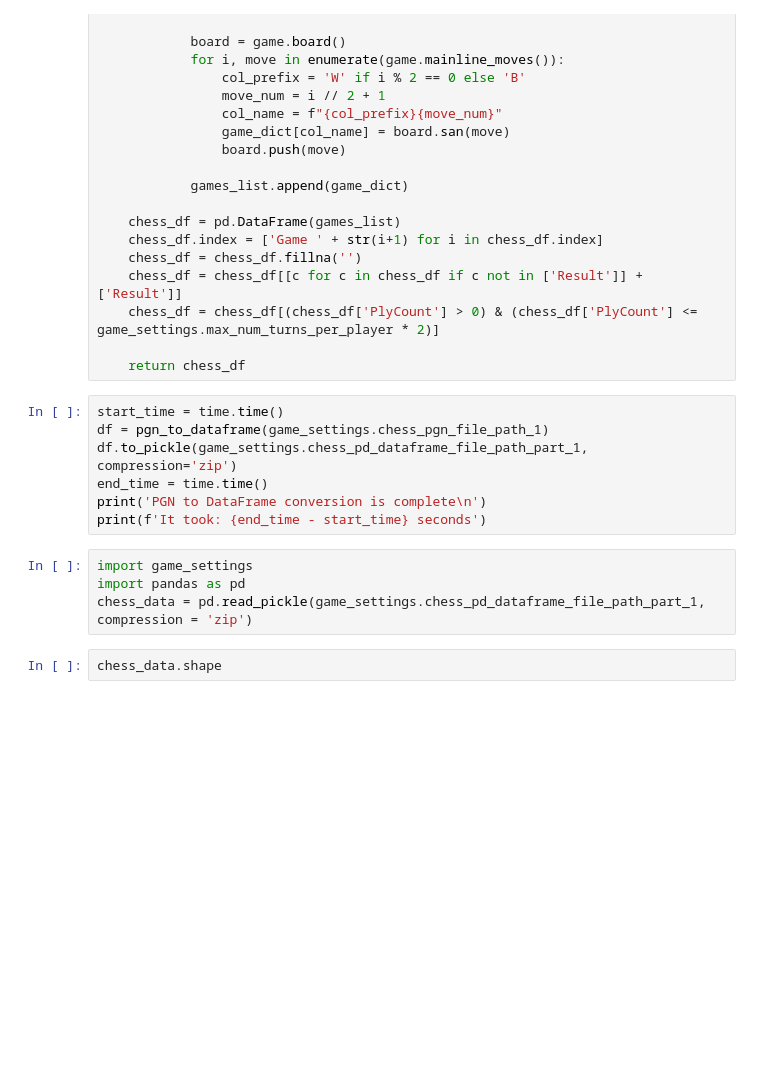
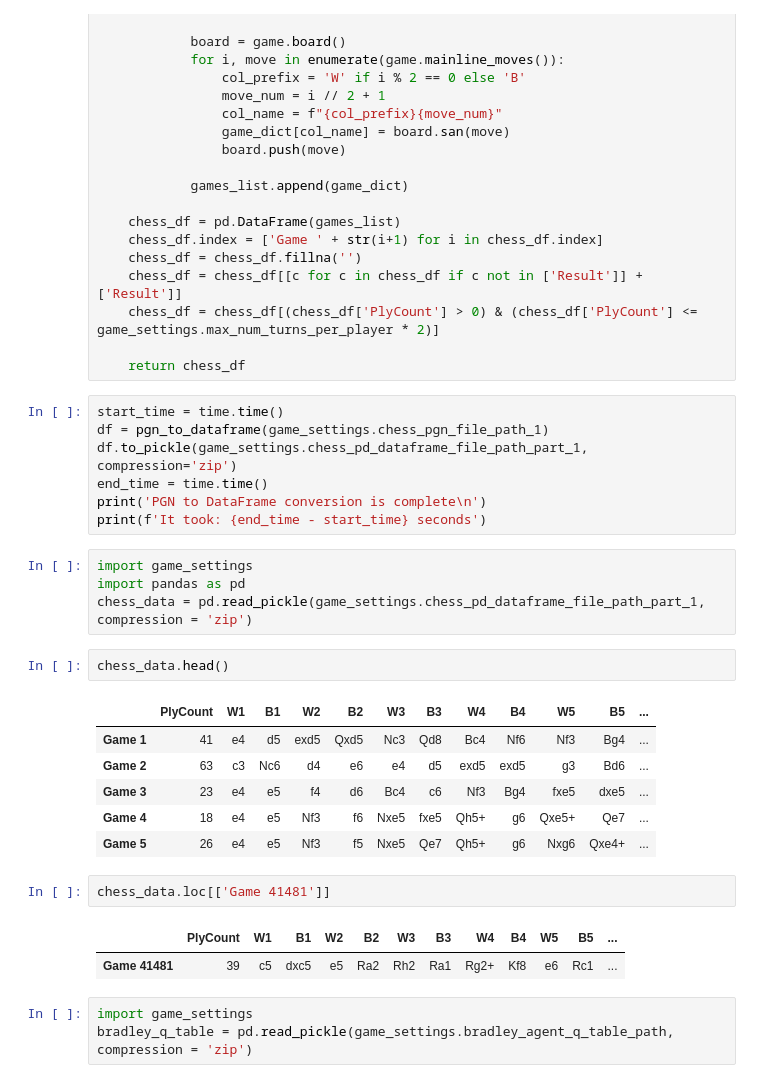
Before and after one commit to Abe-Borg/CST499-40_FA22-Capstone-BradleyChess, a Jupyter notebook: src/Misc Code Testing.ipynb, the cells around one changed output. Drawn from its saved outputs; the diff is of its cells as text; blank space fills up the shorter version.

```diff
--- a/src/Misc Code Testing.ipynb
+++ b/src/Misc Code Testing.ipynb
@@ -78,4 +78,19 @@ import game_settings
 import pandas as pd
 chess_data = pd.read_pickle(game_settings.chess_pd_dataframe_file_path_part_1, compression = 'zip')
 # %%
-chess_data.shape
+chess_data.head()
+# %% [output]
+|  | PlyCount | W1 | B1 | W2 | B2 | W3 | B3 | W4 | B4 | W5 | B5 | ... |
+| Game 1 | 41 | e4 | d5 | exd5 | Qxd5 | Nc3 | Qd8 | Bc4 | Nf6 | Nf3 | Bg4 | ... |
+| Game 2 | 63 | c3 | Nc6 | d4 | e6 | e4 | d5 | exd5 | exd5 | g3 | Bd6 | ... |
+| Game 3 | 23 | e4 | e5 | f4 | d6 | Bc4 | c6 | Nf3 | Bg4 | fxe5 | dxe5 | ... |
+| Game 4 | 18 | e4 | e5 | Nf3 | f6 | Nxe5 | fxe5 | Qh5+ | g6 | Qxe5+ | Qe7 | ... |
+| Game 5 | 26 | e4 | e5 | Nf3 | f5 | Nxe5 | Qe7 | Qh5+ | g6 | Nxg6 | Qxe4+ | ... |
+# %%
+chess_data.loc[['Game 41481']]
+# %% [output]
+|  | PlyCount | W1 | B1 | W2 | B2 | W3 | B3 | W4 | B4 | W5 | B5 | ... |
+| Game 41481 | 39 | c5 | dxc5 | e5 | Ra2 | Rh2 | Ra1 | Rg2+ | Kf8 | e6 | Rc1 | ... |
+# %%
+import game_settings
+bradley_q_table = pd.read_pickle(game_settings.bradley_agent_q_table_path, compression = 'zip')
```
Also changed, not shown: parts of 1 cell of this notebook, 8 other files.
